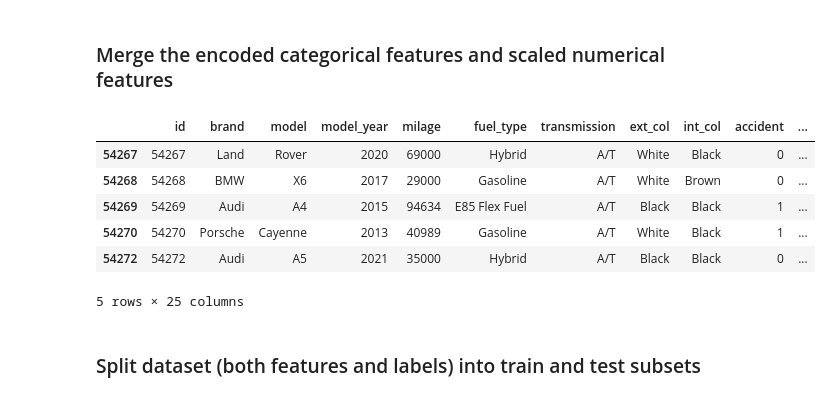
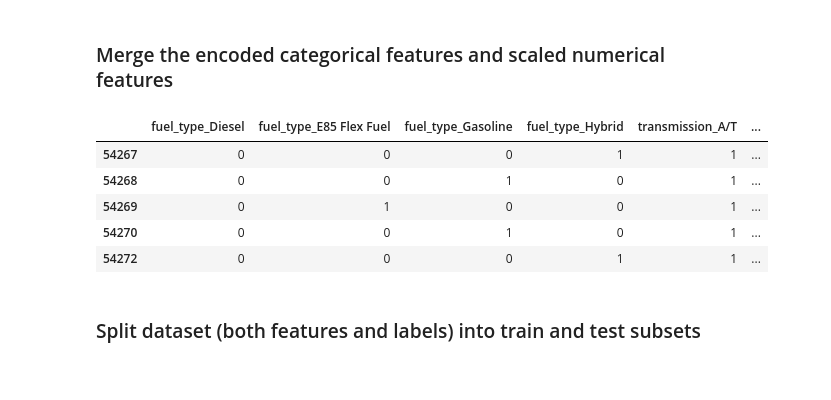
Before and after one commit to SiegfredLorelle/kagglex-car-price-prediction, a Jupyter notebook: kagglex-car-price.ipynb, the cells around one changed output. Cells and saved outputs as stored; diff of their text form; code cells hidden in the pictures.

```diff
--- a/kagglex-car-price.ipynb
+++ b/kagglex-car-price.ipynb
@@ -1121,2 +1177,0 @@ Percentage of Outliers: 0.1990
-# %%
-df = non_outliers
@@ -1163,2 +1205,0 @@ Percentage of Outliers: 0.7255
-# %%
-df = non_outliers
@@ -1210,17 +1269,19 @@ numerical_features_to_square = [
     "model_year",
     "milage",
     "horsepower",
-    "displacement", # not trend to price
-    "num_cylinders",  # not trend to price
+#     "displacement", # not trend to price
+#     "num_cylinders",  # not trend to price
 ]
 
 # Engineer square root and log
 for feature in numerical_features_to_square:
-    df[f"{feature}_root"] = df[feature] ** (1/2)
-    df[f"{feature}_log"] = np.log(df[feature] + 1)
 
-    test_df[f"{feature}_root"] = test_df[feature] ** (1/2)
-    test_df[f"{feature}_log"] = np.log(test_df[feature] + 1)
+#     df[f"{feature}_root"] = df[feature] ** (1/2)
+    df[f"{feature}"] = np.log(df[feature] + 1)
+
+#     test_df[f"{feature}_root"] = test_df[feature] ** (1/2)
+    test_df[f"{feature}"] = np.log(test_df[feature] + 1)
+    ...
 
 
 df.head()
@@ -1253,9 +1313,24 @@ preprocessed_df =  copy.deepcopy(df)
 # %% [markdown]
 ### Separate Features and Labels
 # %%
+features_to_drop = [
+    "id",
+    "price",
+    "displacement",
+    "num_cylinders",
+    "brand",
+    "model",
+    "ext_col",
+    "int_col",
+#     "engine_shape",
+#     "transmission",
+#     "fuel_type"
+]
+
+
 # Set features similar to the test set only without id column
-features = preprocessed_df.drop(["id", "price"], axis=1, errors="ignore")
-test_df = preprocessed_test_df.drop("id", axis=1, errors="ignore")
+features = preprocessed_df.drop(features_to_drop, axis=1, errors="ignore")
+test_df = preprocessed_test_df.drop(features_to_drop, axis=1, errors="ignore")
 
 test_df_ids = preprocessed_test_df["id"]
 
@@ -1378,16 +1463,15 @@ numerical_test_df.tail()
 # %%
 features = categorical_features.join(numerical_features)
 test_df = categorical_test_df.join(numerical_test_df)
 
-df.tail()
+features.tail()
 # %% [output]
-|  | id | brand | model | model_year | milage | fuel_type | transmission | ext_col | int_col | accident | ... |
-| 54267 | 54267 | Land | Rover | 2020 | 69000 | Hybrid | A/T | White | Black | 0 | ... |
-| 54268 | 54268 | BMW | X6 | 2017 | 29000 | Gasoline | A/T | White | Brown | 0 | ... |
-| 54269 | 54269 | Audi | A4 | 2015 | 94634 | E85 Flex Fuel | A/T | Black | Black | 1 | ... |
-| 54270 | 54270 | Porsche | Cayenne | 2013 | 40989 | Gasoline | A/T | White | Black | 1 | ... |
-| 54272 | 54272 | Audi | A5 | 2021 | 35000 | Hybrid | A/T | Black | Black | 0 | ... |
+|  | fuel_type_Diesel | fuel_type_E85 Flex Fuel | fuel_type_Gasoline | fuel_type_Hybrid | transmission_A/T | ... |
+| 54267 | 0 | 0 | 0 | 1 | 1 | ... |
+| 54268 | 0 | 0 | 1 | 0 | 1 | ... |
+| 54269 | 0 | 1 | 0 | 0 | 1 | ... |
+| 54270 | 0 | 0 | 1 | 0 | 1 | ... |
+| 54272 | 0 | 0 | 0 | 1 | 1 | ... |
-5 rows × 25 columns
 # %% [markdown]
 ### Split dataset (both features and labels) into train and test subsets
 # %%
```
Also changed, not shown: parts of 75 cells of this notebook.
